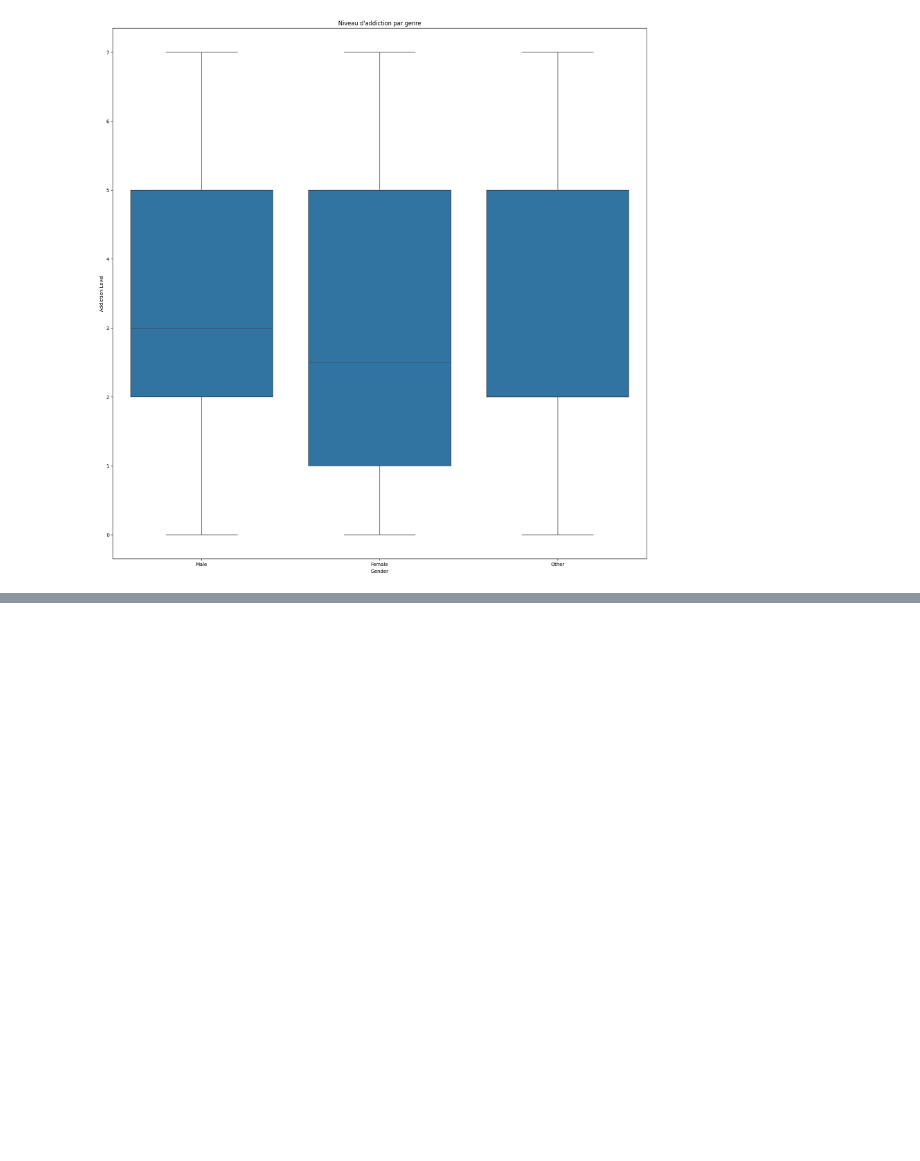
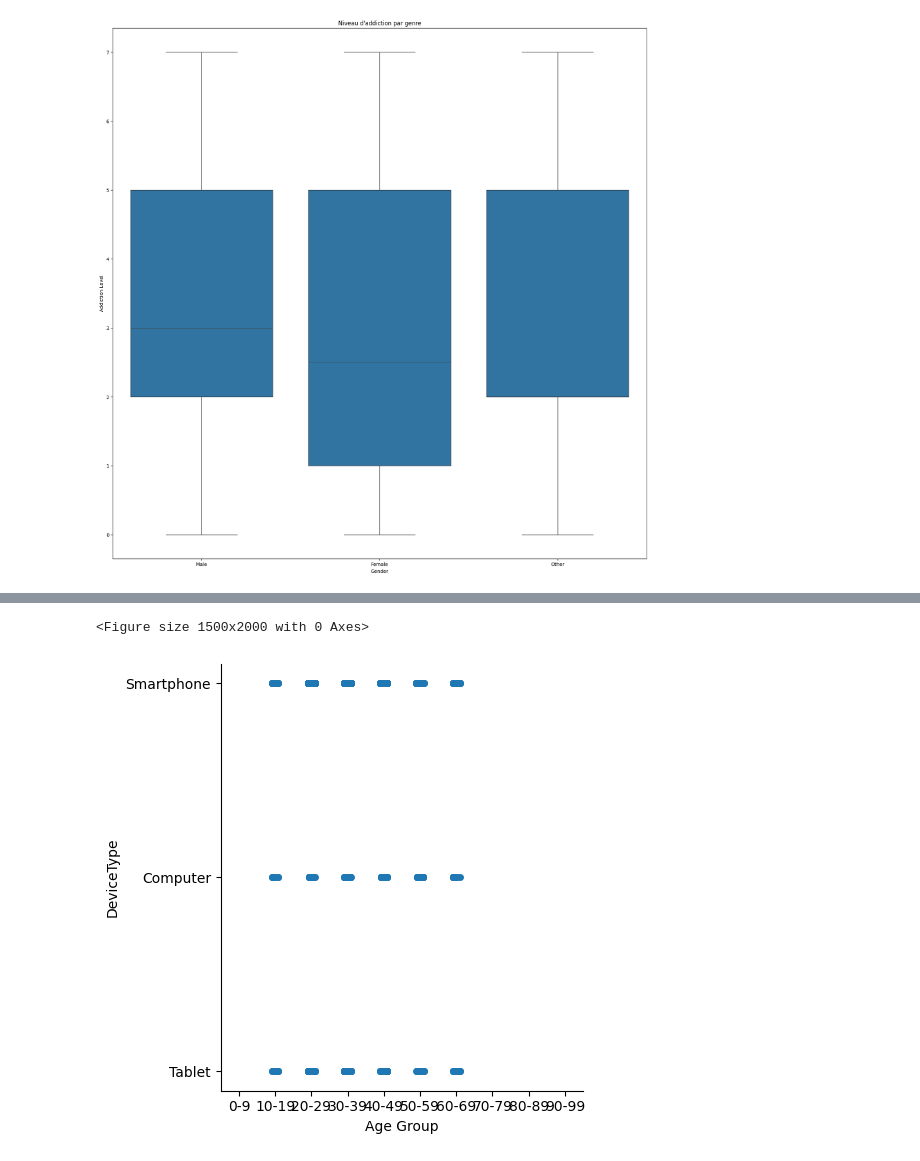
Before and after one commit to khelifaYacine/Menace-des-r-seaux-sociaux-, a Jupyter notebook: EDA_Temps_perdu_reseaux_sociaux.ipynb, the cells around one changed output, grey strips where cells are left out. Saved outputs shown, nothing was run; the diff lists cells and outputs as text; code cells hidden in the pictures; blank space fills up the shorter version.

Commit message:
Ok DeviceTime

```diff
--- a/EDA_Temps_perdu_reseaux_sociaux.ipynb
+++ b/EDA_Temps_perdu_reseaux_sociaux.ipynb
@@ -157,3 +155,10 @@ plt.show()
+# %%
+# DeviceType
+plt.figure (figsize = (15,20))
+sns.catplot(data=df, y= "DeviceType", x = "Age Group") ;
+# %% [output]
+<Figure size 1500x2000 with 0 Axes>
+[figure, added]
 # %%
 # Satisfaction
 # %%
```
Also changed, not shown: parts of 3 cells of this notebook.
